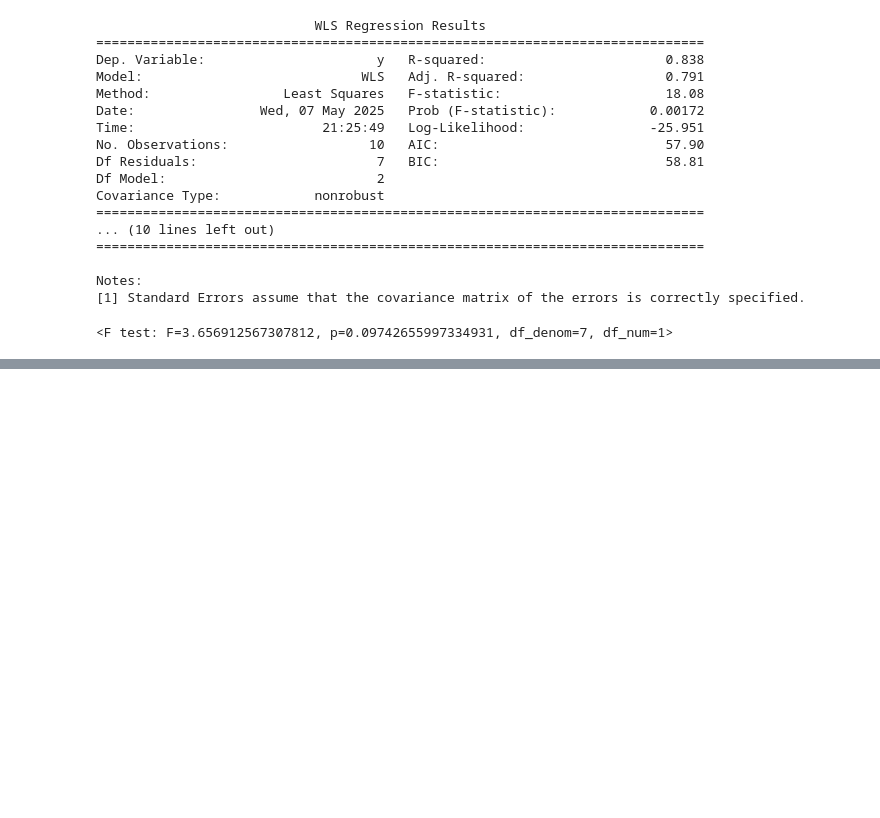
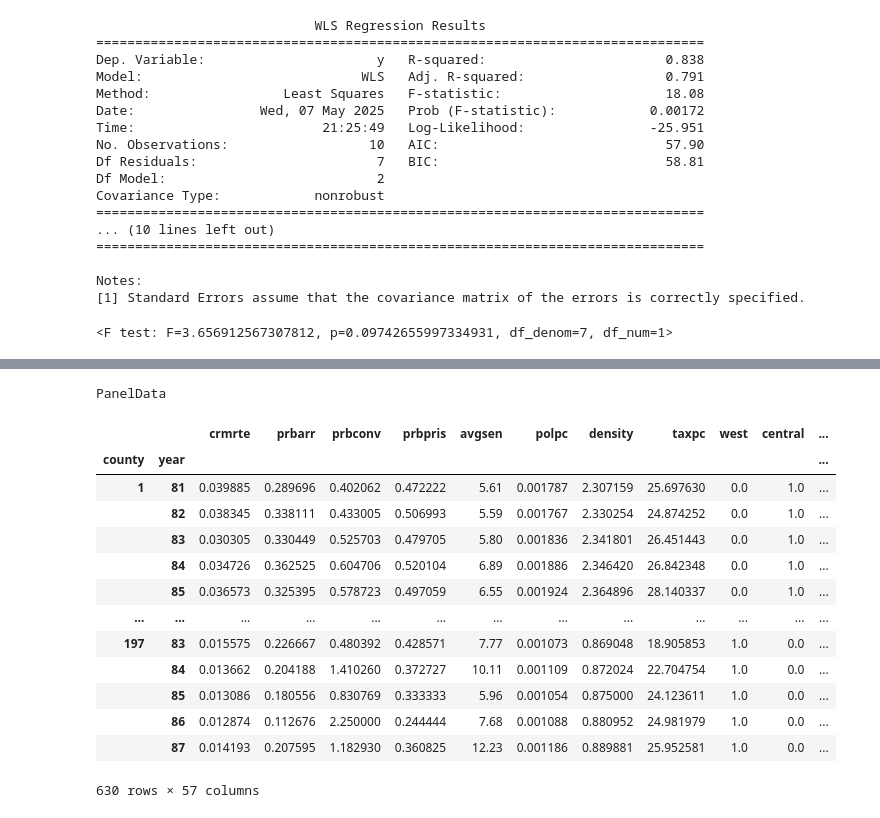
Before and after one commit to DavidGuzzi/MECMT09, a Jupyter notebook: clase_2.ipynb, the cells around one changed output, grey strips where cells are left out. Saved outputs shown, nothing was run; the diff lists cells and outputs as text; code cells hidden in the pictures; blank space fills up the shorter version.

```diff
--- a/clase_2.ipynb
+++ b/clase_2.ipynb
@@ -118,0 +169,12 @@ print(f_test_result)
+# %%
+import pandas as pd
+pd.set_option('display.max_columns', None)
+import pyreadstat as st
+import numpy as np
+import matplotlib.pyplot as plt
+
+
+path = r"C:\Users\HP\OneDrive\Escritorio\David Guzzi\DiTella\MEC\Materias\2025\2025 1T\[MT09] Econometría de Datos de Panel\Clases prácticas\PS 1-20250507\data\cornwell.dta"
+
+df, meta = st.read_dta(path)
+df.head()
@@ -118,0 +208,25 @@ print(f_test_result)
+# %%
+from linearmodels.panel.data import PanelData
+
+df1 = df.set_index(['county', 'year']).sort_index()
+
+# Crea el objeto PanelData
+pdata = PanelData(df1)
+
+# Información “estilo xtdescribe”
+n_entities = len(pdata.entity_ids)
+n_time     = len(pdata.time_ids)
+n_obs      = pdata.dataframe.shape[0]
+
+# Cálculo manual de “balanced”
+counts_per_entity = pdata.dataframe.groupby(level='county').size()
+min_p, max_p      = counts_per_entity.min(), counts_per_entity.max()
+is_balanced       = (min_p == max_p)
+
+print(f"Panel identifier:      county")
+print(f"Time variable:         year")
+print(f"Entidades (paneles):   {n_entities}")
+print(f"Time points:           {n_time}")
+print(f"Total observaciones:   {n_obs}")
+print(f"Períodos por panel:    min={min_p}, max={max_p}")
+print(f"Balanced panel?        {'Sí' if is_balanced else 'No'}")
@@ -118,0 +241,18 @@ print(f_test_result)
+# %%
+pdata
+# %% [output]
+PanelData
+|  |  | crmrte | prbarr | prbconv | prbpris | avgsen | polpc | density | taxpc | west | central | ... |
+| county | year |  |  |  |  |  |  |  |  |  |  | ... |
+| 1 | 81 | 0.039885 | 0.289696 | 0.402062 | 0.472222 | 5.61 | 0.001787 | 2.307159 | 25.697630 | 0.0 | 1.0 | ... |
+|  | 82 | 0.038345 | 0.338111 | 0.433005 | 0.506993 | 5.59 | 0.001767 | 2.330254 | 24.874252 | 0.0 | 1.0 | ... |
+|  | 83 | 0.030305 | 0.330449 | 0.525703 | 0.479705 | 5.80 | 0.001836 | 2.341801 | 26.451443 | 0.0 | 1.0 | ... |
+|  | 84 | 0.034726 | 0.362525 | 0.604706 | 0.520104 | 6.89 | 0.001886 | 2.346420 | 26.842348 | 0.0 | 1.0 | ... |
+|  | 85 | 0.036573 | 0.325395 | 0.578723 | 0.497059 | 6.55 | 0.001924 | 2.364896 | 28.140337 | 0.0 | 1.0 | ... |
+| ... | ... | ... | ... | ... | ... | ... | ... | ... | ... | ... | ... | ... |
+| 197 | 83 | 0.015575 | 0.226667 | 0.480392 | 0.428571 | 7.77 | 0.001073 | 0.869048 | 18.905853 | 1.0 | 0.0 | ... |
+|  | 84 | 0.013662 | 0.204188 | 1.410260 | 0.372727 | 10.11 | 0.001109 | 0.872024 | 22.704754 | 1.0 | 0.0 | ... |
+|  | 85 | 0.013086 | 0.180556 | 0.830769 | 0.333333 | 5.96 | 0.001054 | 0.875000 | 24.123611 | 1.0 | 0.0 | ... |
+|  | 86 | 0.012874 | 0.112676 | 2.250000 | 0.244444 | 7.68 | 0.001088 | 0.880952 | 24.981979 | 1.0 | 0.0 | ... |
+|  | 87 | 0.014193 | 0.207595 | 1.182930 | 0.360825 | 12.23 | 0.001186 | 0.889881 | 25.952581 | 1.0 | 0.0 | ... |
+630 rows × 57 columns
```
Also changed, not shown: parts of 7 cells of this notebook.
